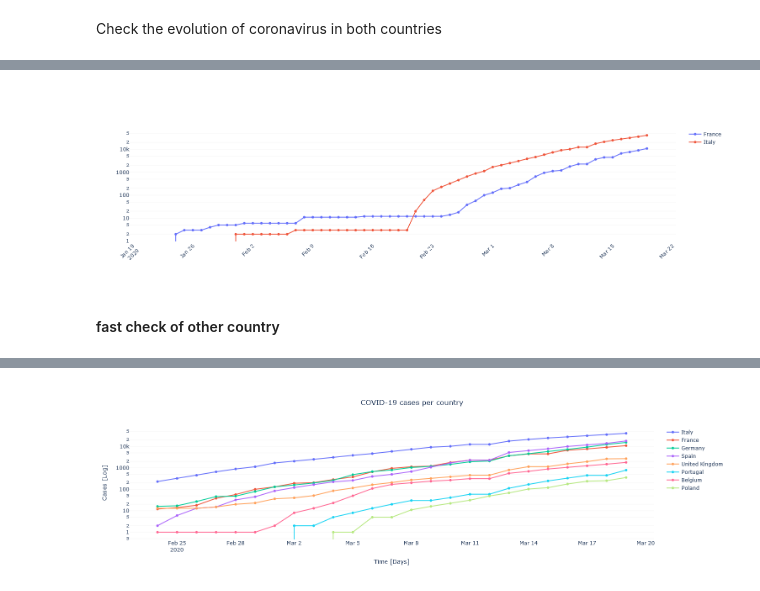
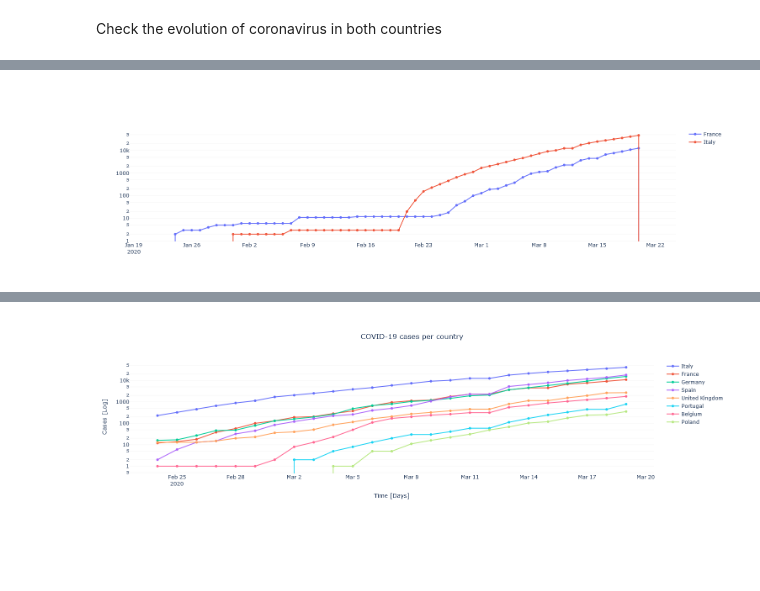
Before and after one commit to jsayri/analysis, a Jupyter notebook: COVID19_analysis/notebooks/countries_comparison.ipynb, the cells around one changed output, grey strips where cells are left out. Saved outputs shown, nothing was run; the diff lists cells and outputs as text; code cells hidden in the pictures; blank space fills up the shorter version.

Commit message:
update modules and fix errors for data display

```diff
--- a/COVID19_analysis/notebooks/countries_comparison.ipynb
+++ b/COVID19_analysis/notebooks/countries_comparison.ipynb
@@ -18,6 +25,6 @@ recov_path = 'master/csse_covid_19_data/csse_covid_19_time_series/time_series_19
 death_path = 'master/csse_covid_19_data/csse_covid_19_time_series/time_series_19-covid-Deaths.csv'
 
 # Get data from online repo
-df_c_raw=pd.read_csv(repo_url+cases_path)
-df_d_raw=pd.read_csv(repo_url+death_path)
-df_r_raw=pd.read_csv(repo_url+recov_path)
+df_c=pd.read_csv(repo_url+cases_path)
+df_d=pd.read_csv(repo_url+death_path)
+df_r=pd.read_csv(repo_url+recov_path)
@@ -46,8 +31,3 @@ def recreate_df(raw_df):
-# %%
-# reconstruct df from original data
-df_c = recreate_df(df_c_raw)
-df_d = recreate_df(df_d_raw)
-df_r = recreate_df(df_r_raw)
 # %% [markdown]
 ## Global cases
 # %% [markdown]
@@ -163,2 +107,10 @@ fig.show()
 # %% [markdown]
 Check the evolution of coronavirus in both countries
+# %%
+# get data from France
+c1_name = 'France'
+c1_cases = df.get_timeseries_from_JHU(df_c, c1_name)
+
+# get data from the other country
+c2_name = 'Italy'
+c2_cases = df.get_timeseries_from_JHU(df_c, c2_name)
@@ -165,31 +119,28 @@ Check the evolution of coronavirus in both countries
 # %%
 # Compare confirmed cases in France and Italy
-fig = go.Figure(data=[
-    go.Scatter(name='France', x=ts_fr.index, y=ts_fr, mode='lines+markers'),
-    go.Scatter(name='Italy', x=ts_it.index, y=ts_it, mode='lines+markers')
-])
+fig = go.Figure()
+
+fig.add_trace(
+    go.Scatter(
+        mode='lines+markers',
+        name = c1_name,
+        x = c1_cases.index,
+        y = c1_cases.values
+    ))
+fig.add_trace(
+    go.Scatter(
+        mode='lines+markers',
+        name = c2_name,
+        x = c2_cases.index,
+        y = c2_cases.values
+    ))
+
 # change y axis grid options
-fig.update_yaxes(
-    showgrid=True, gridwidth=.3, gridcolor='gainsboro'
-    # zeroline=True, zerolinewidth=.3, zerolinecolor=axis_color
-)
-# change x axis grid options
-fig.update_layout(
-    xaxis = dict(
-        #tickformat = '%d/%m',
-        tickmode = 'auto',
-        tickangle = -45,
-        #tickvals = df_c.Date
-
-    ))
+fig.update_yaxes(showgrid=True, gridwidth=.3, gridcolor='gainsboro')
 
 # change background color, yaxis type and horizontal bar selector
 fig.update_layout(plot_bgcolor='white', yaxis_type="log", xaxis_rangeslider_visible=False)
 
-fig.update_xaxes(zeroline=True, zerolinewidth=2, zerolinecolor='LightPink')
-
 fig.show()
 # %% [output]
-[figure, old version]
+[figure, new version]
-# %% [markdown]
-#### fast check of other country
```
Also changed, not shown: parts of 31 cells of this notebook, 4 other files.
